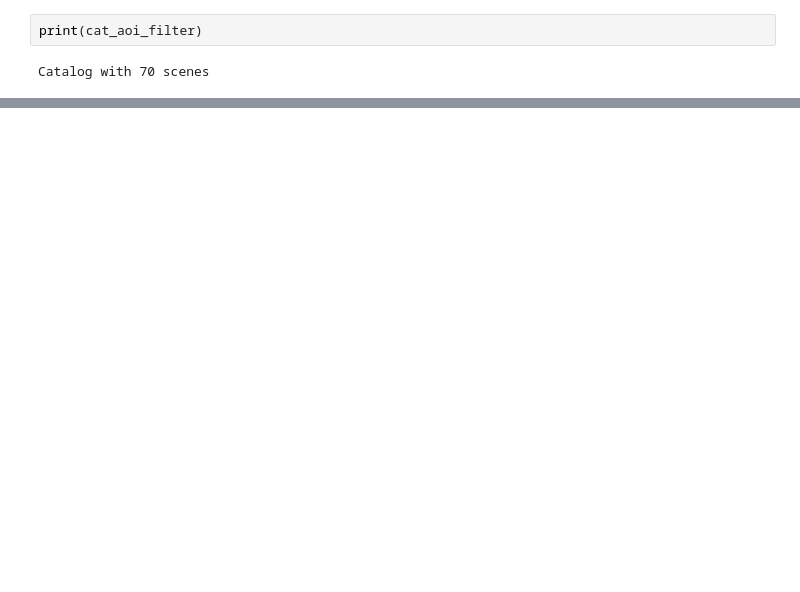
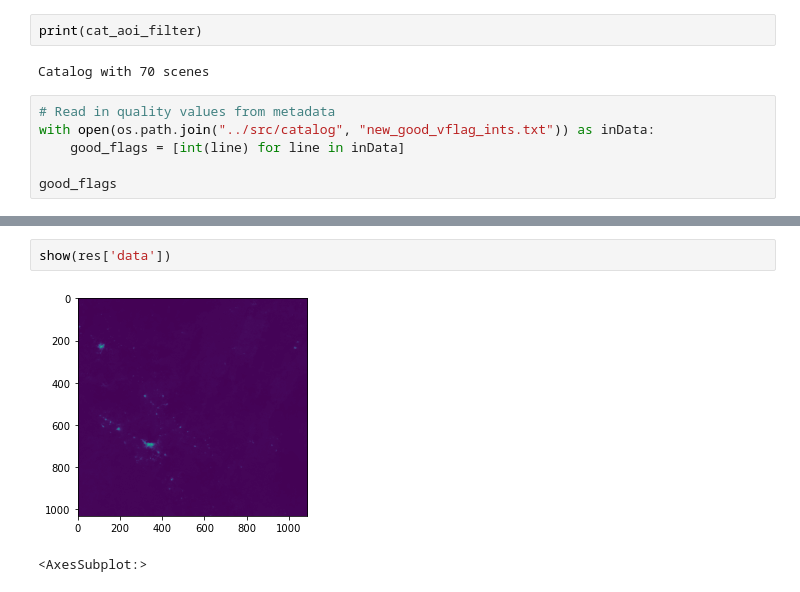
Before and after one commit to andresfchamorro/LEN_STAC, a Jupyter notebook: notebooks/Test_Catalog.ipynb, the cells around one changed output, grey strips where cells are left out. Saved outputs shown, nothing was run; the diff lists cells and outputs as text; blank space fills up the shorter version.

```diff
--- a/notebooks/Test_Catalog.ipynb
+++ b/notebooks/Test_Catalog.ipynb
@@ -84,3 +52,9 @@ Wall time: 38 ms
 print(cat_aoi_filter)
 # %% [output]
 Catalog with 70 scenes
+# %%
+# Read in quality values from metadata
+with open(os.path.join("../src/catalog", "new_good_vflag_ints.txt")) as inData:
+    good_flags = [int(line) for line in inData]
+
+good_flags
@@ -95,0 +214,5 @@ cat_aoi_filter.scenes.head()
+# %%
+show(res['data'])
+# %% [output]
+[figure, added]
+<AxesSubplot:>
```
Also changed, not shown: parts of 22 cells of this notebook, 5 other files.
